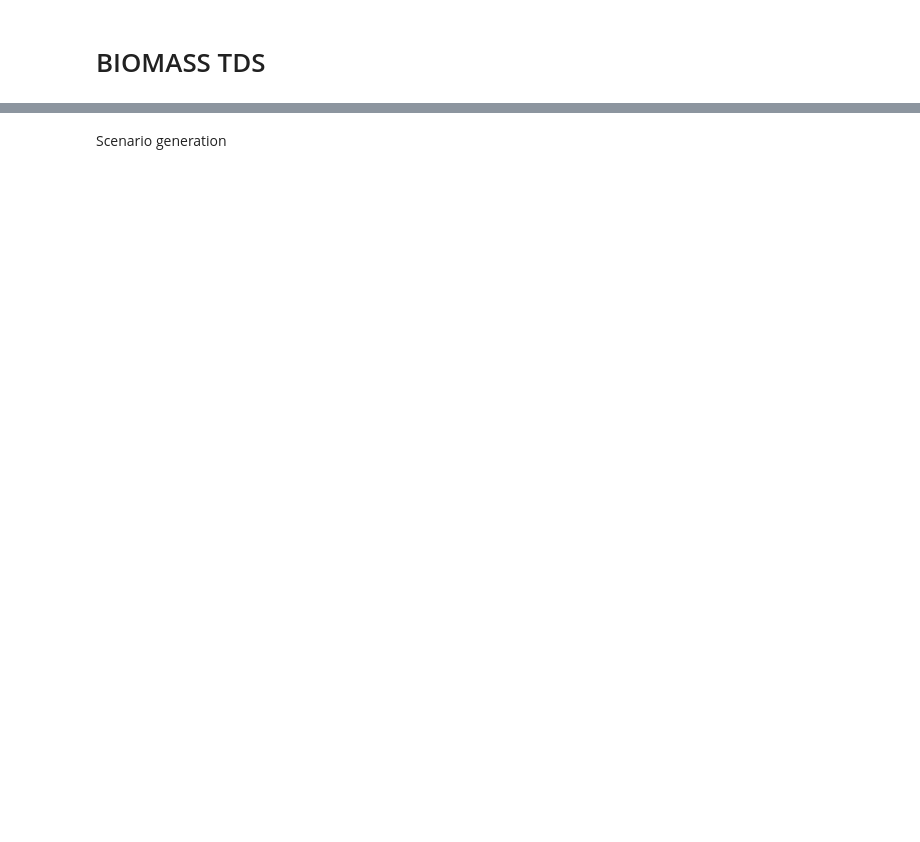
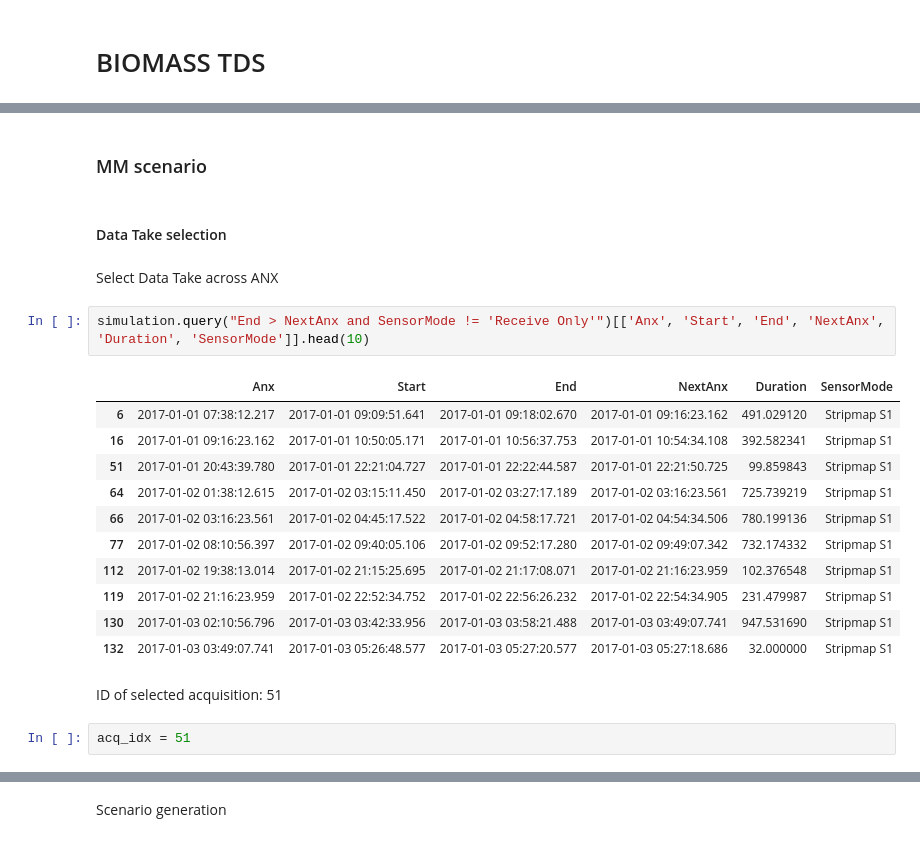
Before and after one commit to lmar76/biomassnb, a Jupyter notebook: TDS/TDS.ipynb, the cells around one changed output, grey strips where cells are left out. Cells and saved outputs as stored; diff of their text form; blank space fills up the shorter version.

```diff
--- a/TDS/TDS.ipynb
+++ b/TDS/TDS.ipynb
@@ -177,0 +610,24 @@ slices
+# %% [markdown]
+### MM scenario
+# %% [markdown]
+#### Data Take selection
+# %% [markdown]
+Select Data Take across ANX
+# %%
+simulation.query("End > NextAnx and SensorMode != 'Receive Only'")[['Anx', 'Start', 'End', 'NextAnx', 'Duration', 'SensorMode']].head(10)
+# %% [output]
+|  | Anx | Start | End | NextAnx | Duration | SensorMode |
+| 6 | 2017-01-01 07:38:12.217 | 2017-01-01 09:09:51.641 | 2017-01-01 09:18:02.670 | 2017-01-01 09:16:23.162 | 491.029120 | Stripmap S1 |
+| 16 | 2017-01-01 09:16:23.162 | 2017-01-01 10:50:05.171 | 2017-01-01 10:56:37.753 | 2017-01-01 10:54:34.108 | 392.582341 | Stripmap S1 |
+| 51 | 2017-01-01 20:43:39.780 | 2017-01-01 22:21:04.727 | 2017-01-01 22:22:44.587 | 2017-01-01 22:21:50.725 | 99.859843 | Stripmap S1 |
+| 64 | 2017-01-02 01:38:12.615 | 2017-01-02 03:15:11.450 | 2017-01-02 03:27:17.189 | 2017-01-02 03:16:23.561 | 725.739219 | Stripmap S1 |
+| 66 | 2017-01-02 03:16:23.561 | 2017-01-02 04:45:17.522 | 2017-01-02 04:58:17.721 | 2017-01-02 04:54:34.506 | 780.199136 | Stripmap S1 |
+| 77 | 2017-01-02 08:10:56.397 | 2017-01-02 09:40:05.106 | 2017-01-02 09:52:17.280 | 2017-01-02 09:49:07.342 | 732.174332 | Stripmap S1 |
+| 112 | 2017-01-02 19:38:13.014 | 2017-01-02 21:15:25.695 | 2017-01-02 21:17:08.071 | 2017-01-02 21:16:23.959 | 102.376548 | Stripmap S1 |
+| 119 | 2017-01-02 21:16:23.959 | 2017-01-02 22:52:34.752 | 2017-01-02 22:56:26.232 | 2017-01-02 22:54:34.905 | 231.479987 | Stripmap S1 |
+| 130 | 2017-01-03 02:10:56.796 | 2017-01-03 03:42:33.956 | 2017-01-03 03:58:21.488 | 2017-01-03 03:49:07.741 | 947.531690 | Stripmap S1 |
+| 132 | 2017-01-03 03:49:07.741 | 2017-01-03 05:26:48.577 | 2017-01-03 05:27:20.577 | 2017-01-03 05:27:18.686 | 32.000000 | Stripmap S1 |
+# %% [markdown]
+ID of selected acquisition: 51
+# %%
+acq_idx = 51
```
Also changed, not shown: parts of 318 cells of this notebook.
